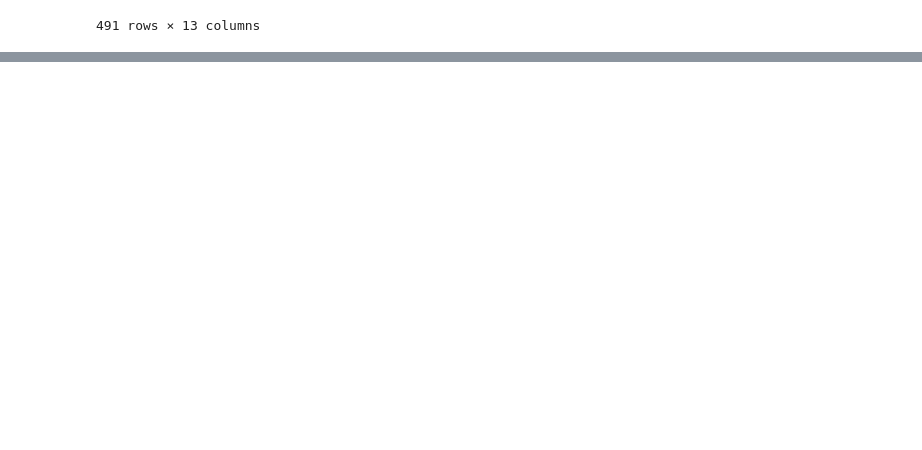
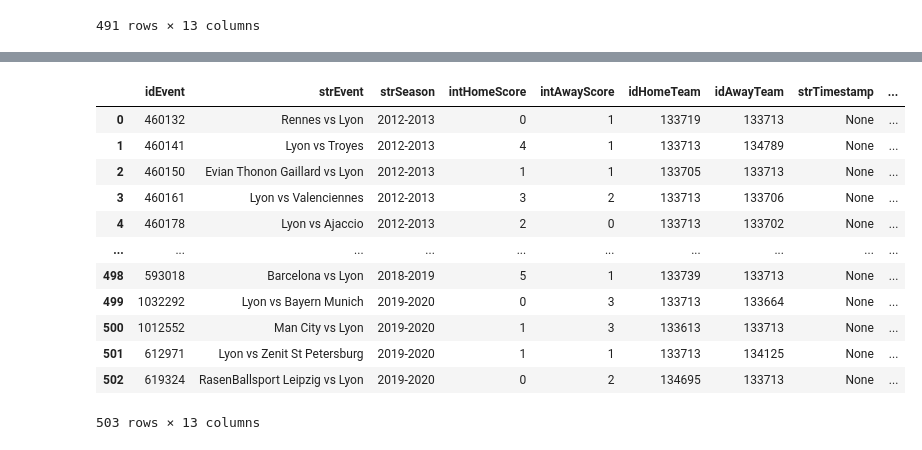
Before and after one commit to Josh-Dum/OWP_OL_WIN_Predictor, a Jupyter notebook: test_connexion_api_foot.ipynb, the cells around one changed output, grey strips where cells are left out. Saved outputs shown, nothing was run; the diff lists cells and outputs as text; code cells hidden in the pictures; blank space fills up the shorter version.

```diff
--- a/test_connexion_api_foot.ipynb
+++ b/test_connexion_api_foot.ipynb
@@ -3,8 +3,8 @@ import requests
 import json
 
 # url = "https://www.thesportsdb.com/api/v1/json/3/eventsseason.php?id=4484&s=2023-2024" # matches of the season 2023-2024 for ligue 1
-url = "https://www.thesportsdb.com/api/v1/json/3/eventsround.php?id=4484&r=150&s=2019-2020" # For league 1 the round correspond to the number of the day in the competition, there is 38 days in a season of ligue 1
-# url = "https://www.thesportsdb.com/api/v1/json/3/search_all_leagues.php?c=France&s=Soccer"
+url = "https://www.thesportsdb.com/api/v1/json/3/eventsround.php?id=4480&r=200&s=2000-2001" # For league 1 the round correspond to the number of the day in the competition, there is 38 days in a season of ligue 1
+# url = "https://www.thesportsdb.com/api/v1/json/3/search_all_leagues.php?c=Europe&s=Soccer"
 api_key = "3"
 
 headers = {
@@ -206,8 +206,8 @@ def add_coupe_de_france_match_dataset_multiple_seasons(df_ligue1, start_season,
             # Gestion de la limite de requêtes par minute
             if request_count >= 100:
                 elapsed_time = time.time() - start_time
-                if elapsed_time < 60:  # Correction ici: la limite est de 100 requêtes par minute, donc on attend jusqu'à 60 secondes
-                    sleep_time = 60 - elapsed_time
+                if elapsed_time < 100:  # Correction ici: la limite est de 100 requêtes par minute, donc on attend jusqu'à 60 secondes
+                    sleep_time = 100 - elapsed_time
                     print(f"Limite de requêtes atteinte. Attente de {sleep_time:.2f} secondes...")
                     time.sleep(sleep_time)
                 request_count = 0
@@ -298,0 +413,16 @@ df_ligue1.head(100000)
+# %%
+df_ligue1.head(100000)
+# %% [output]
+|  | idEvent | strEvent | strSeason | intHomeScore | intAwayScore | idHomeTeam | idAwayTeam | strTimestamp | ... |
+| 0 | 460132 | Rennes vs Lyon | 2012-2013 | 0 | 1 | 133719 | 133713 | None | ... |
+| 1 | 460141 | Lyon vs Troyes | 2012-2013 | 4 | 1 | 133713 | 134789 | None | ... |
+| 2 | 460150 | Evian Thonon Gaillard vs Lyon | 2012-2013 | 1 | 1 | 133705 | 133713 | None | ... |
+| 3 | 460161 | Lyon vs Valenciennes | 2012-2013 | 3 | 2 | 133713 | 133706 | None | ... |
+| 4 | 460178 | Lyon vs Ajaccio | 2012-2013 | 2 | 0 | 133713 | 133702 | None | ... |
+| ... | ... | ... | ... | ... | ... | ... | ... | ... | ... |
+| 498 | 593018 | Barcelona vs Lyon | 2018-2019 | 5 | 1 | 133739 | 133713 | None | ... |
+| 499 | 1032292 | Lyon vs Bayern Munich | 2019-2020 | 0 | 3 | 133713 | 133664 | None | ... |
+| 500 | 1012552 | Man City vs Lyon | 2019-2020 | 1 | 3 | 133613 | 133713 | None | ... |
+| 501 | 612971 | Lyon vs Zenit St Petersburg | 2019-2020 | 1 | 1 | 133713 | 134125 | None | ... |
+| 502 | 619324 | RasenBallsport Leipzig vs Lyon | 2019-2020 | 0 | 2 | 134695 | 133713 | None | ... |
+503 rows × 13 columns
```
Also changed, not shown: parts of 2 cells of this notebook, 1 other file.
